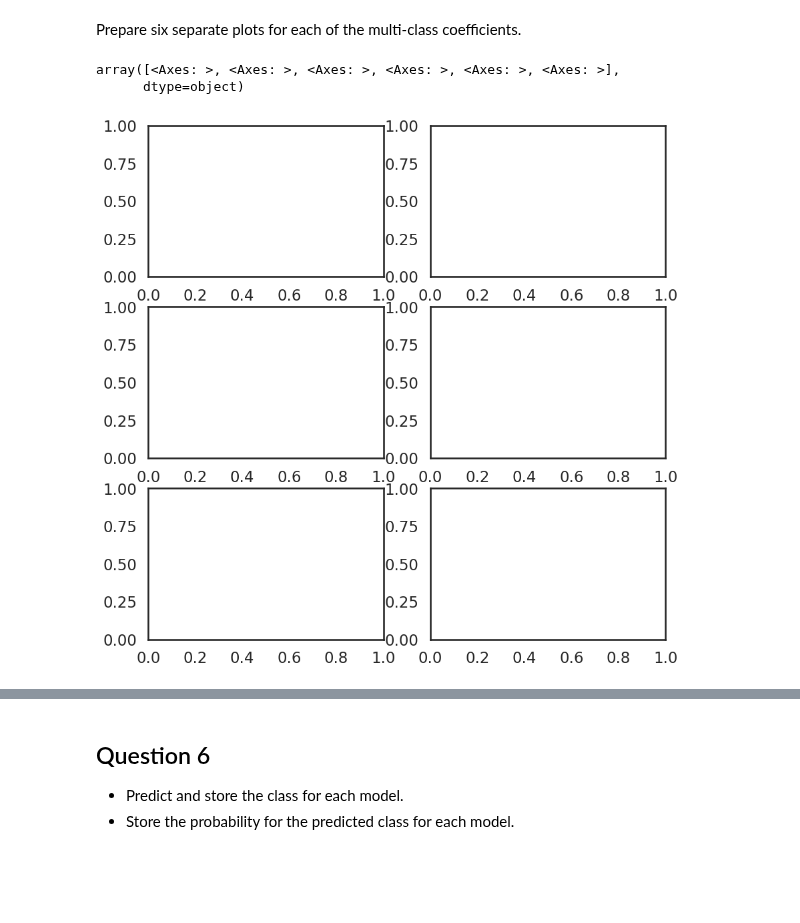
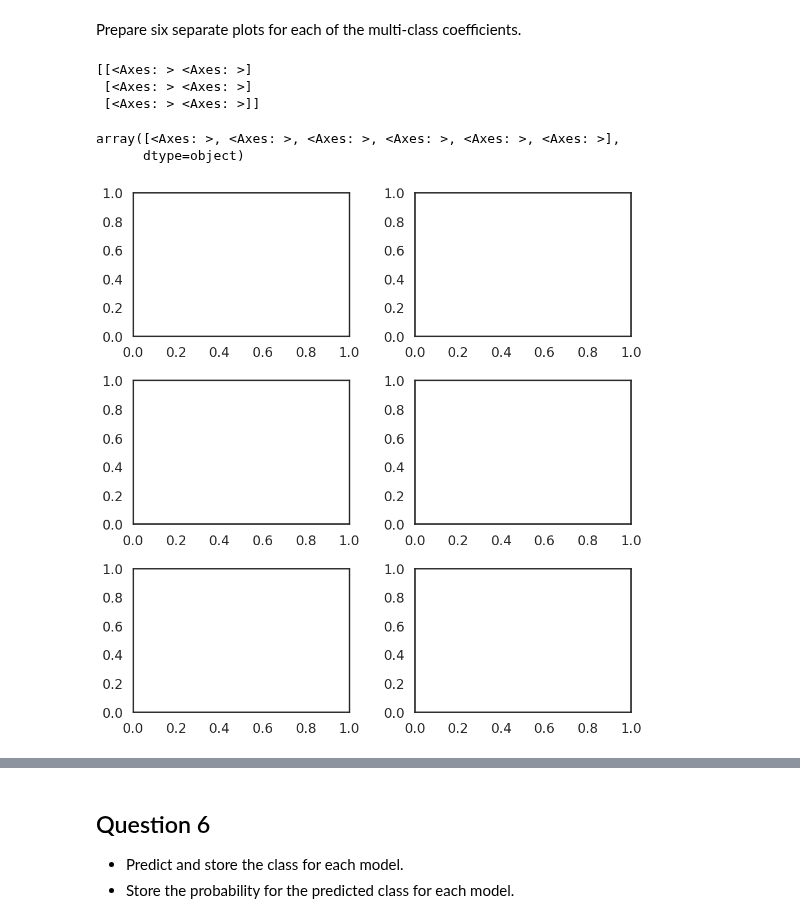
Before and after one commit to htetaunglynn94/coursera, a Jupyter notebook: ibm_ml_series/supervised_ml_classification/module_1/holab_1_logistic_regression_error_metrics.ipynb, the cells around one changed output, grey strips where cells are left out. Drawn from its saved outputs; the diff is of its cells as text; code cells hidden in the pictures; blank space fills up the shorter version.

```diff
--- a/ibm_ml_series/supervised_ml_classification/module_1/holab_1_logistic_regression_error_metrics.ipynb
+++ b/ibm_ml_series/supervised_ml_classification/module_1/holab_1_logistic_regression_error_metrics.ipynb
@@ -535,10 +531,16 @@ coefficients.sample(10)
 Prepare six separate plots for each of the multi-class coefficients.
 # %%
 fig, axList = plt.subplots(nrows=3, ncols=2)
+print(axList)
 axList = axList.flatten()
 fig.set_size_inches(10,10) # set figure size
+plt.tight_layout()
+
 axList
 # %% [output]
-array([<Axes: >, <Axes: >, <Axes: >, <Axes: >, <Axes: >, <Axes: >],
-      dtype=object)
+[[<Axes: > <Axes: >]
+ [<Axes: > <Axes: >]
+ [<Axes: > <Axes: >]]
+array([<Axes: >, <Axes: >, <Axes: >, <Axes: >, <Axes: >, <Axes: >],
+      dtype=object)
-[figure, old version]
+[figure, new version]
```
Also changed, not shown: parts of 27 cells of this notebook.
